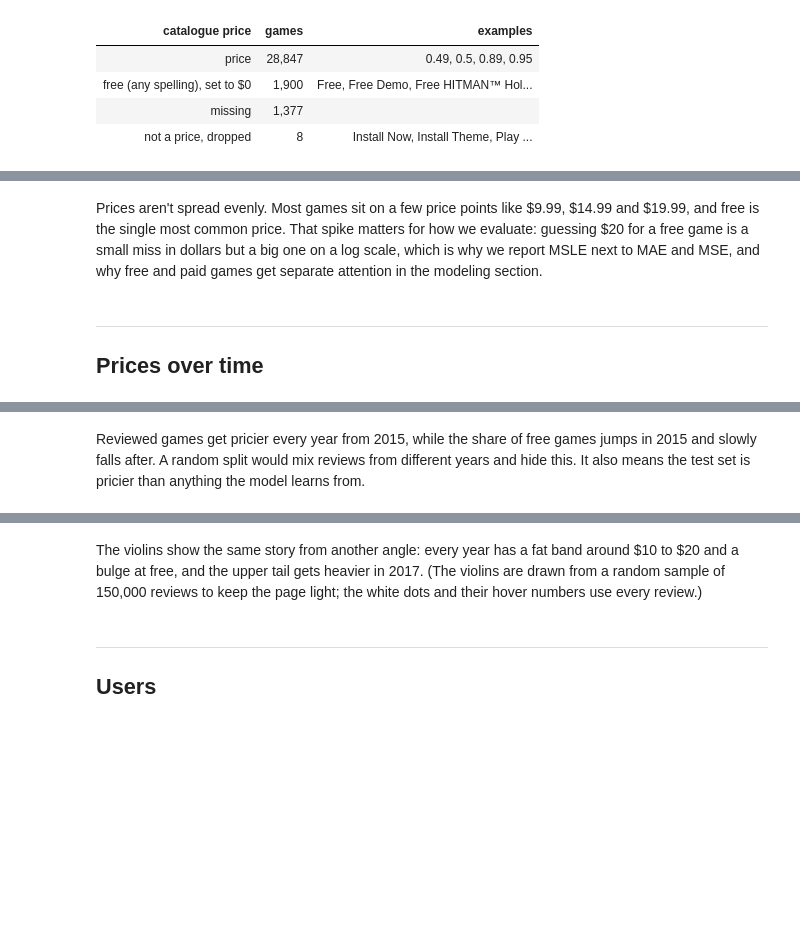
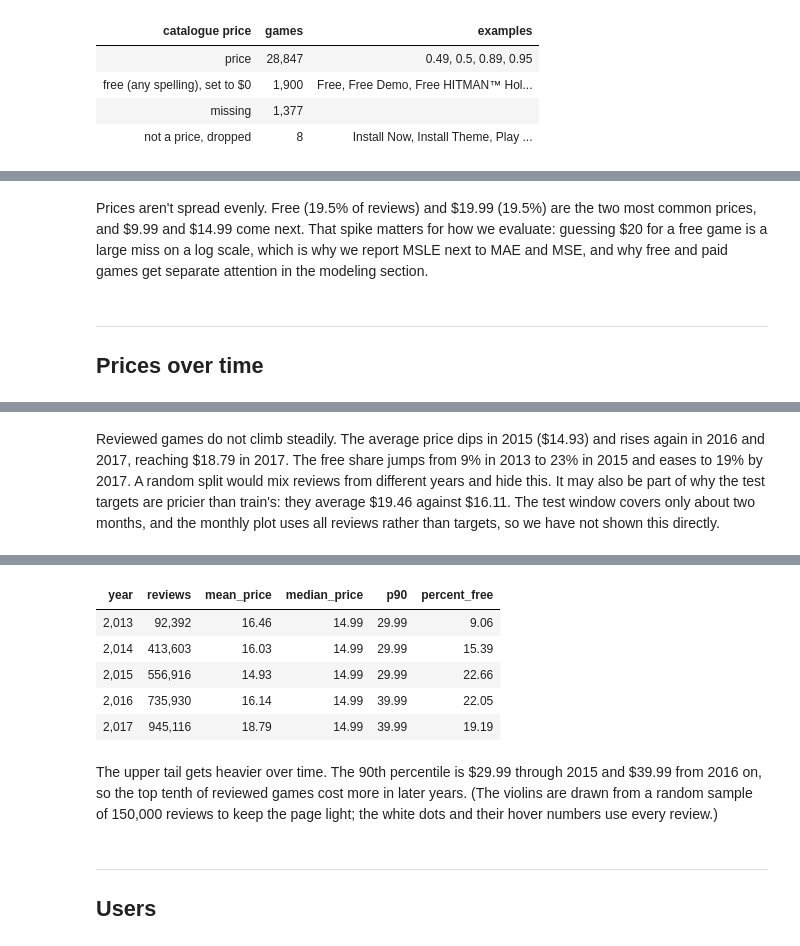
Before and after one commit to recommender-systems-ucsd-fa26/steam, a Jupyter notebook: eda.ipynb, the cells around one changed output, grey strips where cells are left out. Drawn from its saved outputs; the diff is of its cells as text; code cells hidden in the pictures; blank space fills up the shorter version.

```diff
--- a/eda.ipynb
+++ b/eda.ipynb
@@ -153,7 +215,7 @@ points.hvplot.bar("price_label", "reviews", color=PRICE, hover_cols=["percent"],
 # %% [output]
 [interactive output not drawn]
 # %% [markdown]
-Prices aren't spread evenly. Most games sit on a few price points like \$9.99, \$14.99 and \$19.99, and free is the single most common price. That spike matters for how we evaluate: guessing \$20 for a free game is a small miss in dollars but a big one on a log scale, which is why we report MSLE next to MAE and MSE, and why free and paid games get separate attention in the modeling section.
+Prices aren't spread evenly. Free (19.5% of reviews) and \$19.99 (19.5%) are the two most common prices, and \$9.99 and \$14.99 come next. That spike matters for how we evaluate: guessing \$20 for a free game is a large miss on a log scale, which is why we report MSLE next to MAE and MSE, and why free and paid games get separate attention in the modeling section.
 # %% [markdown]
 ---
 
@@ -169,7 +231,7 @@ monthly = (ev.sort("date").group_by_dynamic("date", every="1mo")
 # %% [output]
 [interactive output not drawn]
 # %% [markdown]
-Reviewed games get pricier every year from 2015, while the share of free games jumps in 2015 and slowly falls after. A random split would mix reviews from different years and hide this. It also means the test set is pricier than anything the model learns from.
+Reviewed games do not climb steadily. The average price dips in 2015 (\$14.93) and rises again in 2016 and 2017, reaching \$18.79 in 2017. The free share jumps from 9% in 2013 to 23% in 2015 and eases to 19% by 2017. A random split would mix reviews from different years and hide this. It may also be part of why the test targets are pricier than train's: they average \$19.46 against \$16.11. The test window covers only about two months, and the monthly plot uses all reviews rather than targets, so we have not shown this directly.
 # %%
 by_year_all = (ev.filter(pl.col("day").dt.year().is_between(2013, 2017), pl.col("price") <= 70)
                  .with_columns(year=pl.col("day").dt.year().cast(pl.Utf8)).select("year", "price"))
@@ -180,8 +242,22 @@ plot = by_year.hvplot.violin(y="price", by="year", color=PRICE, width=750, heigh
 with_stats(plot, by_year_all, "year", sorted(by_year["year"].unique()))
 # %% [output]
 [interactive output not drawn]
+# %%
+years = (ev.filter(pl.col("day").dt.year().is_between(2013, 2017))
+           .group_by(pl.col("day").dt.year().alias("year"))
+           .agg(reviews=pl.len(), mean_price=pl.col("price").mean(), median_price=pl.col("price").median(),
+                p90=pl.col("price").quantile(0.9), percent_free=100 * (pl.col("price") == 0).mean())
+           .sort("year"))
+show(years)
+# %% [output]
+| year | reviews | mean_price | median_price | p90 | percent_free |
+| 2,013 | 92,392 | 16.46 | 14.99 | 29.99 | 9.06 |
+| 2,014 | 413,603 | 16.03 | 14.99 | 29.99 | 15.39 |
+| 2,015 | 556,916 | 14.93 | 14.99 | 29.99 | 22.66 |
+| 2,016 | 735,930 | 16.14 | 14.99 | 39.99 | 22.05 |
+| 2,017 | 945,116 | 18.79 | 14.99 | 39.99 | 19.19 |
 # %% [markdown]
-The violins show the same story from another angle: every year has a fat band around \$10 to \$20 and a bulge at free, and the upper tail gets heavier in 2017. (The violins are drawn from a random sample of 150,000 reviews to keep the page light; the white dots and their hover numbers use every review.)
+The upper tail gets heavier over time. The 90th percentile is \$29.99 through 2015 and \$39.99 from 2016 on, so the top tenth of reviewed games cost more in later years. (The violins are drawn from a random sample of 150,000 reviews to keep the page light; the white dots and their hover numbers use every review.)
 # %% [markdown]
 ---
 
```
Also changed, not shown: parts of 36 cells of this notebook, 11 other files.
